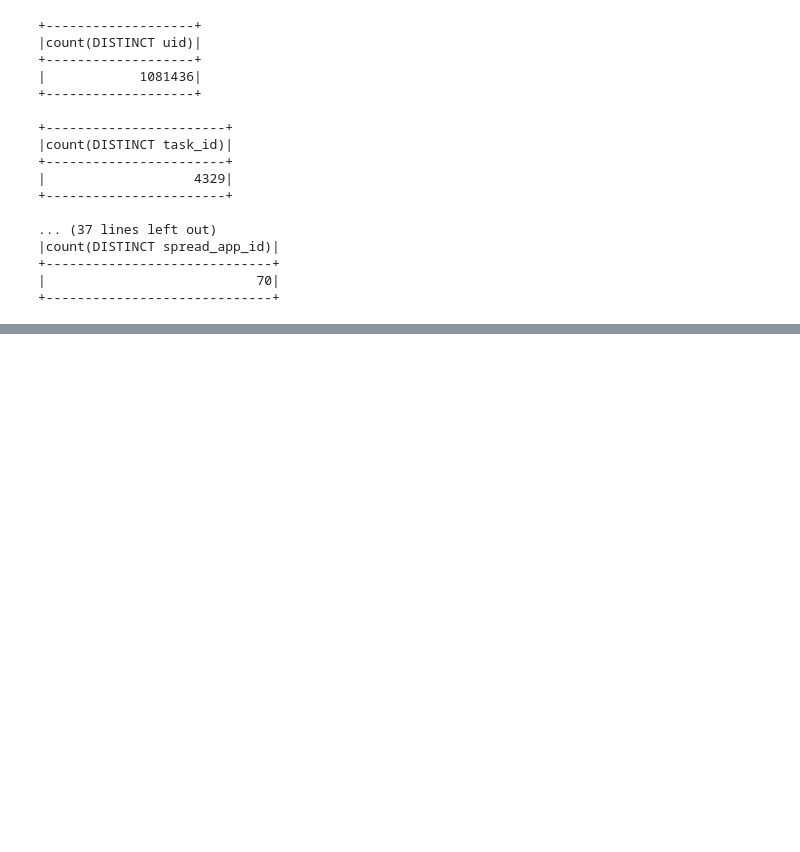
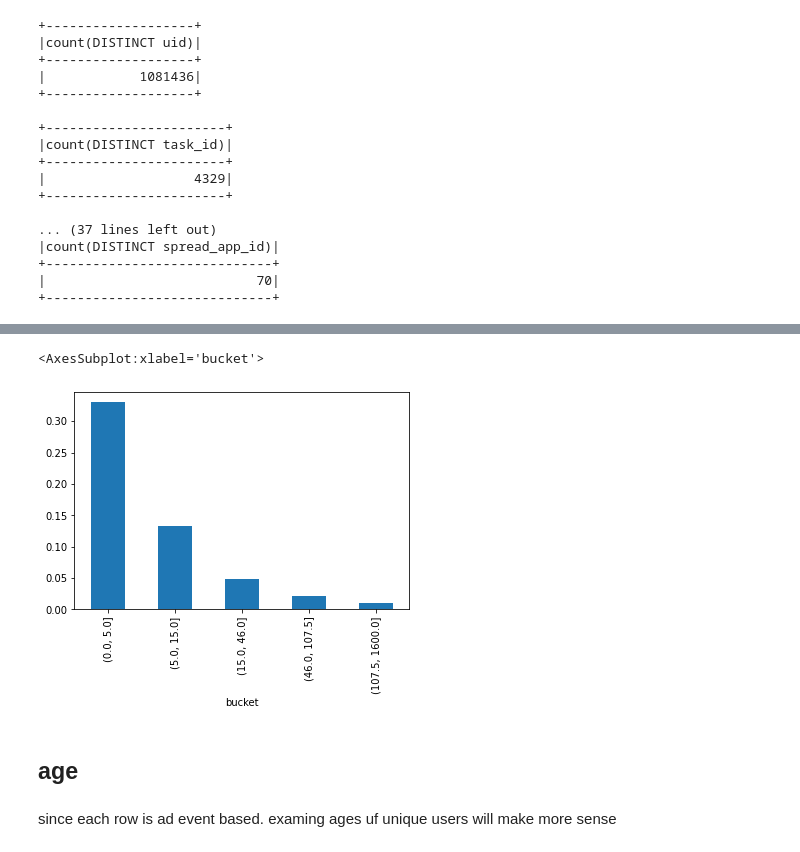
Before and after one commit to xwilchen/MLE_Nanodegree_Capstone, a Jupyter notebook: EDA.ipynb, the cells around one changed output, grey strips where cells are left out. Saved outputs shown, nothing was run; the diff lists cells and outputs as text; code cells hidden in the pictures; blank space fills up the shorter version.

```diff
--- a/EDA.ipynb
+++ b/EDA.ipynb
@@ -287,0 +318,7 @@ raw_df.select(F.countDistinct("consume_purchase")).show()
+# %%
+user_click_count = raw_df.select("uid","label").groupby("uid").agg({'label':'sum'}).toPandas()
+# %%
+uid_count_df["bucket"] = pd.cut(uid_count_df["count"],[0,5,15,46,41*1.5 + 46,1600])
+# %%
+event_shown = uid_count_df.groupby("bucket")['count'].sum()
+event_shown
@@ -287,0 +333,11 @@ raw_df.select(F.countDistinct("consume_purchase")).show()
+# %%
+shown_click = pd.merge(uid_count_df,user_click_count,on='uid').groupby('bucket')['sum(label)'].sum()
+# %%
+(shown_click/event_shown).plot.bar()
+# %% [output]
+<AxesSubplot:xlabel='bucket'>
+[figure, added]
+# %% [markdown]
+## age
+# %% [markdown]
+since each row is ad event based. examing ages uf unique users will make more sense
```
Also changed, not shown: parts of 17 cells of this notebook.
